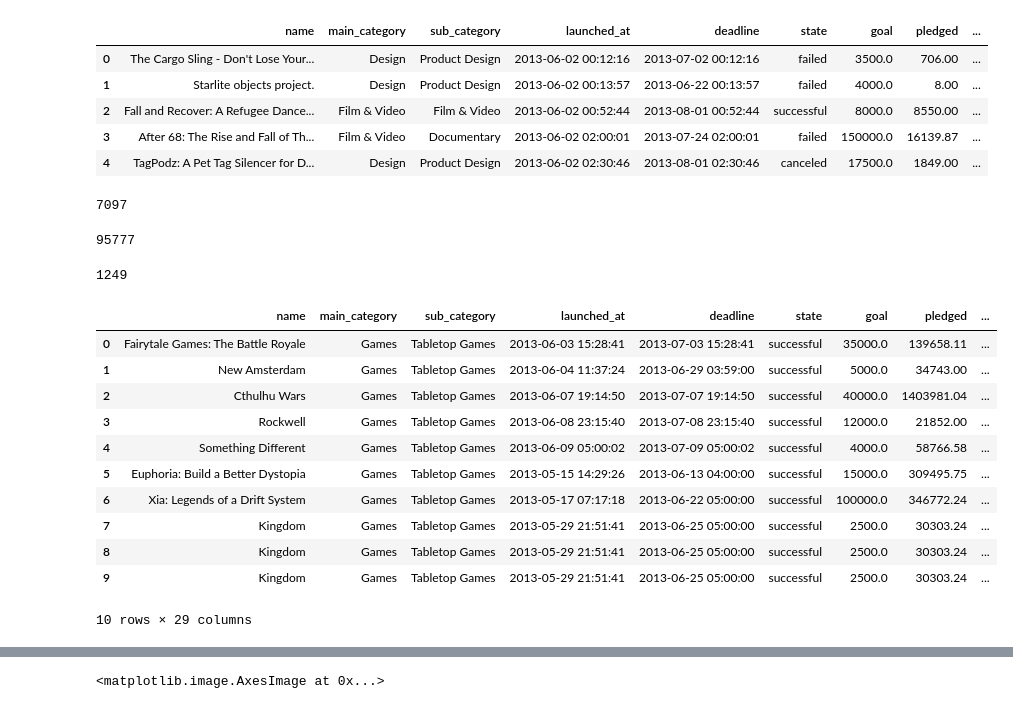
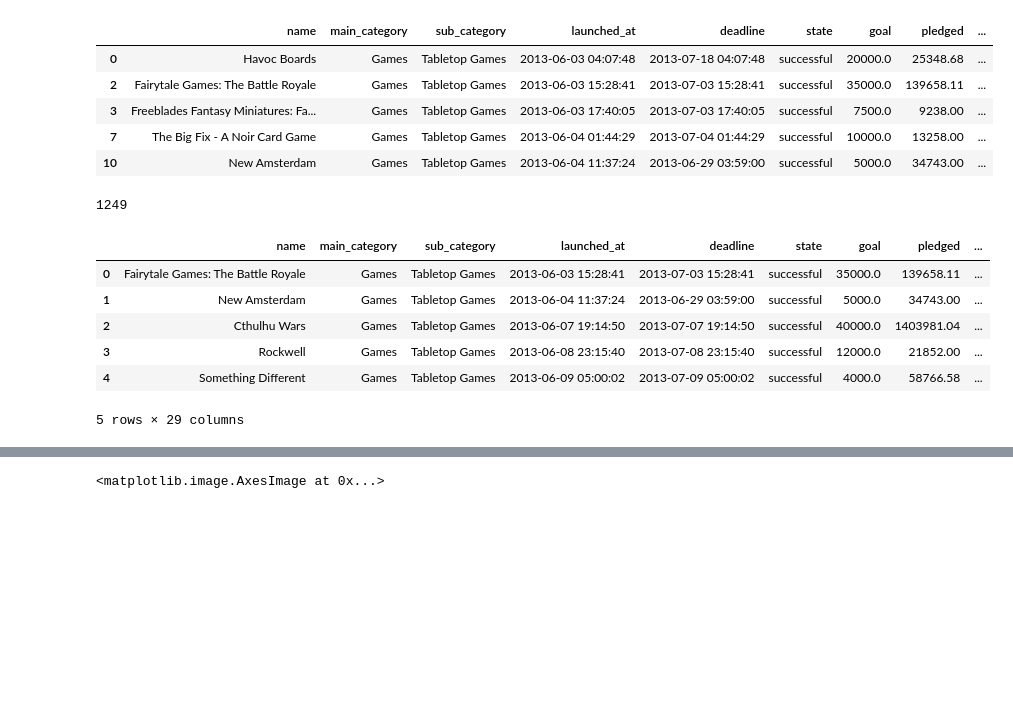
Before and after one commit to csawaske/BGGAnalysis, a Jupyter notebook: BGGNotebook.ipynb, the cells around one changed output, grey strips where cells are left out. Saved outputs shown, nothing was run; the diff lists cells and outputs as text; code cells hidden in the pictures; blank space fills up the shorter version.

```diff
--- a/BGGNotebook.ipynb
+++ b/BGGNotebook.ipynb
@@ -3,13 +3,15 @@ import csv, numpy, pandas as pd, matplotlib.pyplot as plt
 from sklearn.linear_model import LinearRegression
 from sklearn.neural_network import MLPClassifier
 # %%
-kickData = pd.read_csv('kickData.csv', usecols=['name', 'main_category', 'sub_category', 'launched_at', 'deadline', 'state', 'goal', 'pledged', 'percentage_funded', 'backers_count', 'popularity_rank', 'currency'], escapechar='\\')
+kickData = pd.read_csv('kickGamesData.csv', usecols=['name', 'main_category', 'sub_category', 'launched_at', 'deadline', 'state', 'goal', 'pledged', 'percentage_funded', 'backers_count', 'popularity_rank', 'currency'], escapechar='\\')
+kickData = kickData.query('state == "successful"')
+bggData = pd.read_csv('bggData.csv', usecols=['name', 'minplayers', 'maxplayers', 'playingtime', 'minplaytime', 'maxplaytime', 'users_rated', 'average_rating', 'bayes_average_rating', 'total_owners', 'total_traders', 'total_wanters', 'total_wishers', 'total_comments', 'average_weight', 'types', 'categories', 'mechanics'])
 # %%
 kickData.head()
 # %% [output]
 |  | name | main_category | sub_category | launched_at | deadline | state | goal | pledged | ... |
-| 0 | The Cargo Sling - Don't Lose Your... | Design | Product Design | 2013-06-02 00:12:16 | 2013-07-02 00:12:16 | failed | 3500.0 | 706.00 | ... |
-| 1 | Starlite objects project. | Design | Product Design | 2013-06-02 00:13:57 | 2013-06-22 00:13:57 | failed | 4000.0 | 8.00 | ... |
-| 2 | Fall and Recover: A Refugee Dance... | Film & Video | Film & Video | 2013-06-02 00:52:44 | 2013-08-01 00:52:44 | successful | 8000.0 | 8550.00 | ... |
-| 3 | After 68: The Rise and Fall of Th... | Film & Video | Documentary | 2013-06-02 02:00:01 | 2013-07-24 02:00:01 | failed | 150000.0 | 16139.87 | ... |
-| 4 | TagPodz: A Pet Tag Silencer for D... | Design | Product Design | 2013-06-02 02:30:46 | 2013-08-01 02:30:46 | canceled | 17500.0 | 1849.00 | ... |
+| 0 | Havoc Boards | Games | Tabletop Games | 2013-06-03 04:07:48 | 2013-07-18 04:07:48 | successful | 20000.0 | 25348.68 | ... |
+| 2 | Fairytale Games: The Battle Royale | Games | Tabletop Games | 2013-06-03 15:28:41 | 2013-07-03 15:28:41 | successful | 35000.0 | 139658.11 | ... |
+| 3 | Freeblades Fantasy Miniatures: Fa... | Games | Tabletop Games | 2013-06-03 17:40:05 | 2013-07-03 17:40:05 | successful | 7500.0 | 9238.00 | ... |
+| 7 | The Big Fix - A Noir Card Game | Games | Tabletop Games | 2013-06-04 01:44:29 | 2013-07-04 01:44:29 | successful | 10000.0 | 13258.00 | ... |
+| 10 | New Amsterdam | Games | Tabletop Games | 2013-06-04 11:37:24 | 2013-06-29 03:59:00 | successful | 5000.0 | 34743.00 | ... |
@@ -19,5 +17,0 @@ kickGames = kickGames.query('state == "successful"')
-# %%
-kickGames.head()
-print(len(kickGames))
-# %% [output]
-7097
@@ -26,26 +18,15 @@ bggData = pd.read_csv('bggData.csv', usecols=['name', 'minplayers', 'maxplayers'
-# %%
-bggData.head()
-print(len(bggData))
-# %% [output]
-95777
 # %%
-merged = kickGames.merge(bggData, on='name')
+merged = kickData.merge(bggData, on='name')
+print(len(merged))
+# %% [output]
+1249
-# %%
-print(len(merged))
-# %% [output]
-1249
 # %%
-merged.head(10)
+merged.head()
 # %% [output]
 |  | name | main_category | sub_category | launched_at | deadline | state | goal | pledged | ... |
 | 0 | Fairytale Games: The Battle Royale | Games | Tabletop Games | 2013-06-03 15:28:41 | 2013-07-03 15:28:41 | successful | 35000.0 | 139658.11 | ... |
 | 1 | New Amsterdam | Games | Tabletop Games | 2013-06-04 11:37:24 | 2013-06-29 03:59:00 | successful | 5000.0 | 34743.00 | ... |
 | 2 | Cthulhu Wars | Games | Tabletop Games | 2013-06-07 19:14:50 | 2013-07-07 19:14:50 | successful | 40000.0 | 1403981.04 | ... |
 | 3 | Rockwell | Games | Tabletop Games | 2013-06-08 23:15:40 | 2013-07-08 23:15:40 | successful | 12000.0 | 21852.00 | ... |
 | 4 | Something Different | Games | Tabletop Games | 2013-06-09 05:00:02 | 2013-07-09 05:00:02 | successful | 4000.0 | 58766.58 | ... |
-| 5 | Euphoria: Build a Better Dystopia | Games | Tabletop Games | 2013-05-15 14:29:26 | 2013-06-13 04:00:00 | successful | 15000.0 | 309495.75 | ... |
-| 6 | Xia: Legends of a Drift System | Games | Tabletop Games | 2013-05-17 07:17:18 | 2013-06-22 05:00:00 | successful | 100000.0 | 346772.24 | ... |
-| 7 | Kingdom | Games | Tabletop Games | 2013-05-29 21:51:41 | 2013-06-25 05:00:00 | successful | 2500.0 | 30303.24 | ... |
-| 8 | Kingdom | Games | Tabletop Games | 2013-05-29 21:51:41 | 2013-06-25 05:00:00 | successful | 2500.0 | 30303.24 | ... |
-| 9 | Kingdom | Games | Tabletop Games | 2013-05-29 21:51:41 | 2013-06-25 05:00:00 | successful | 2500.0 | 30303.24 | ... |
-10 rows × 29 columns
+5 rows × 29 columns
```
Also changed, not shown: parts of 11 cells of this notebook.
